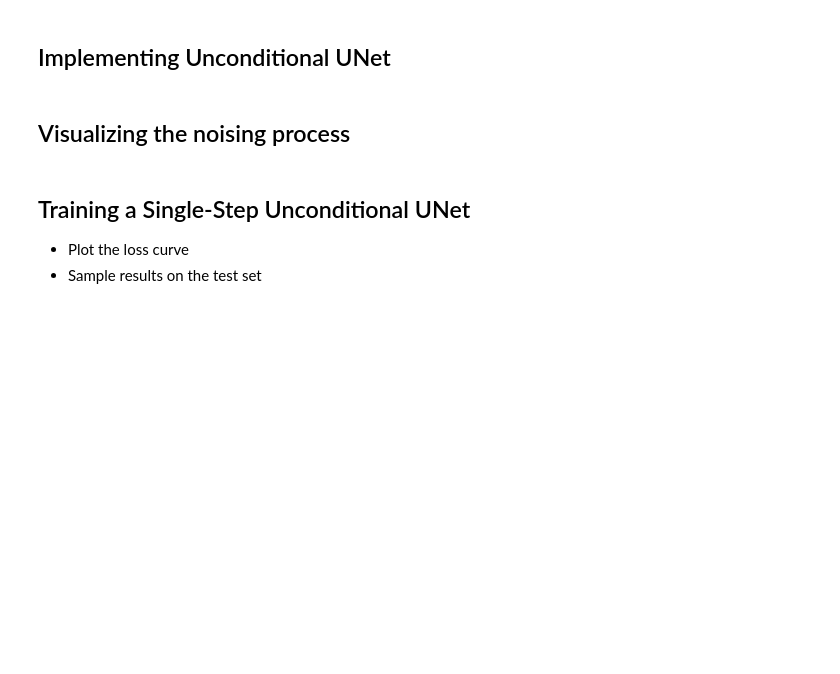
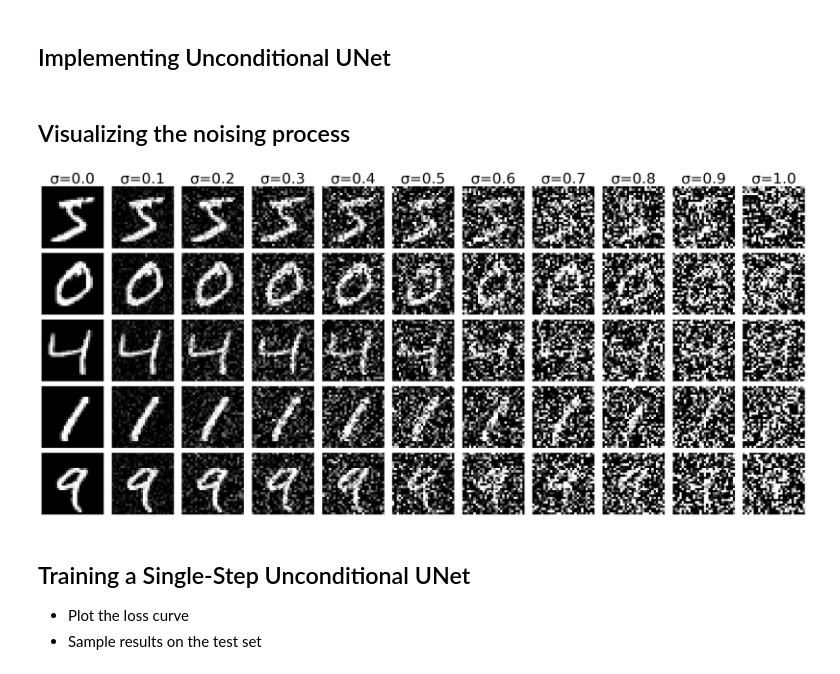
Before and after one commit to charlsgee/CS444, a Jupyter notebook: CS444_MP5/assignment5_starter_sp25.ipynb, the cells around one changed output. Cells and saved outputs as stored; diff of their text form; code cells hidden in the pictures; blank space fills up the shorter version.

```diff
--- a/CS444_MP5/assignment5_starter_sp25.ipynb
+++ b/CS444_MP5/assignment5_starter_sp25.ipynb
@@ -131,3 +190,28 @@ dataset = MNIST(root="data", download=True, transform=ToTensor(), train=True)
+# %%
+dataset = MNIST(root="data", download=True, transform=ToTensor(), train=True)
+sigma = np.arange(0,11)/10
+# img, _ = dataset[0]  # img shape: [1, 28, 28]
+
+# Define noise levels
+sigma_values = np.arange(0, 11) / 10
+numimgs = 5
+images = torch.stack([dataset[i][0] for i in range(numimgs)])  # shape: [N, 1, 28, 28]
+fig, axs = plt.subplots(numimgs, 11, figsize=(11 * 2, numimgs * 2))
+for col, sigma in enumerate(sigma_values):
+    noise_transform = GaussianNoise(sigma=sigma)
+    noisy_images = torch.stack([noise_transform(img) for img in images])
+
+    for row in range(numimgs):
+        axs[row, col].imshow(noisy_images[row].squeeze(0), cmap='gray')
+        axs[row, col].axis('off')
+        if row == 0:
+            axs[row, col].set_title(f"σ={sigma:.1f}", fontsize=30)
+
+plt.tight_layout()
+plt.show()
+# TODO
+# %% [output]
+[figure, added]
 # %% [markdown]
 ## Training a Single-Step Unconditional UNet
 
```
Also changed, not shown: parts of 7 cells of this notebook, 3 other files.
